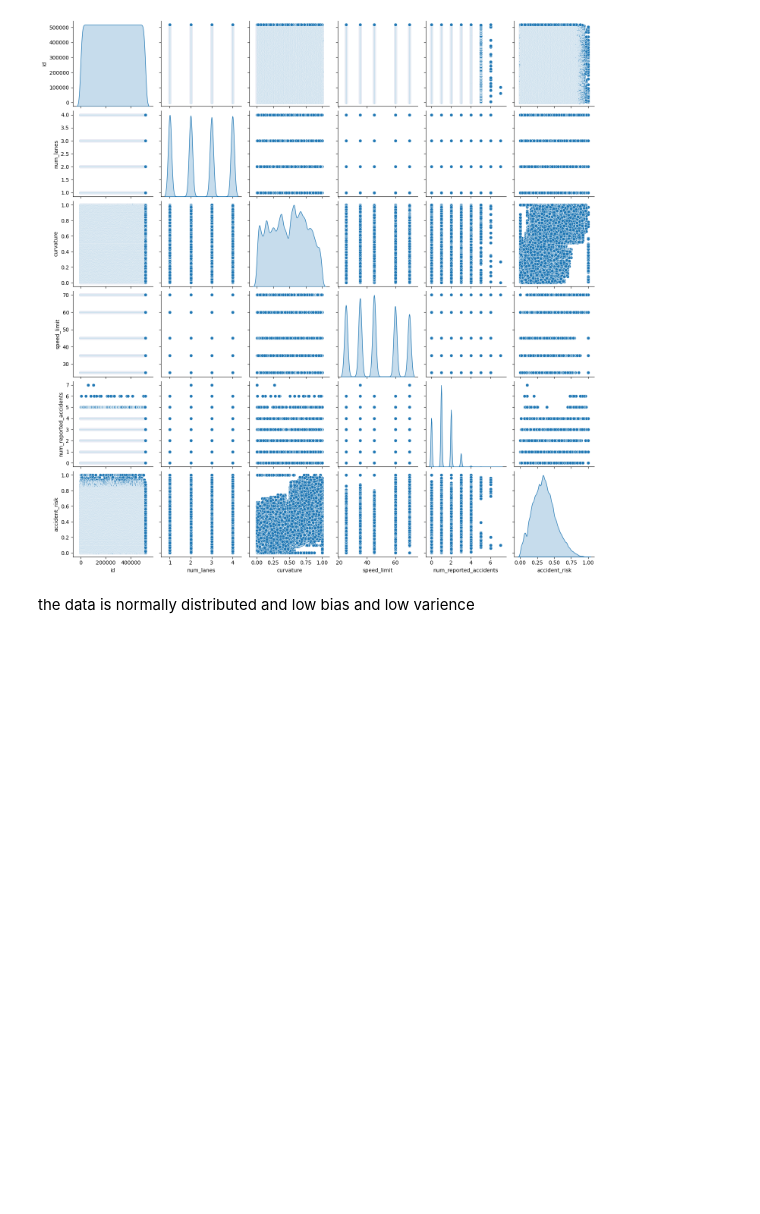
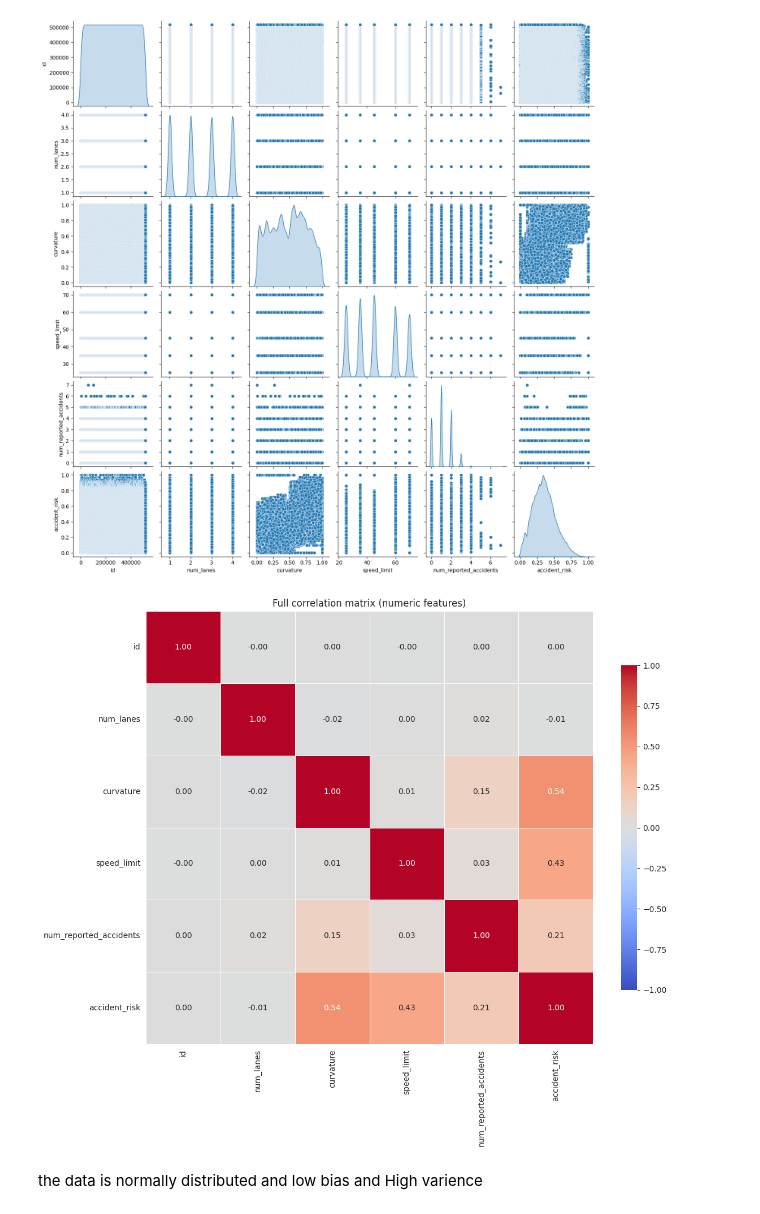
Before and after one commit to kokilagaurav/Road_accident_prediction_system, a Jupyter notebook: road-accident-predictor.ipynb, the cells around one changed output. Saved outputs shown, nothing was run; the diff lists cells and outputs as text; code cells hidden in the pictures; blank space fills up the shorter version.

Commit message:
varience fixed

```diff
--- a/road-accident-predictor.ipynb
+++ b/road-accident-predictor.ipynb
@@ -23,5 +5,5 @@ for dirname, _, filenames in os.walk('/kaggle/input'):
 # %%
-df = pd.read_csv('/kaggle/input/playground-series-s5e10/train.csv')
+df = pd.read_csv('playground-series-s5e10/train.csv')
 # %%
 df.head()
 # %% [output]
@@ -144,5 +126,17 @@ sns.pairplot(df[numeric_cols], kind='scatter', diag_kind='kde', corner=False)
 plt.show()
 # %% [output]
 [figure]
+# %%
+num_df = df.select_dtypes(include=['number']).copy()
+corr = num_df.corr()
+plt.figure(figsize=(12,10))
+sns.set_style("white")
+sns.heatmap(corr, cmap='coolwarm', annot=True, fmt=".2f",
+            linewidths=.5, cbar_kws={"shrink": .75}, vmin=-1, vmax=1, square=False)
+plt.title("Full correlation matrix (numeric features)")
+plt.tight_layout()
+plt.show()
+# %% [output]
+[figure, added]
 # %% [markdown]
-the data is normally distributed and low bias and low varience
+the data is normally distributed and low bias and  High varience
```
Also changed, not shown: parts of 2 cells of this notebook, 1 other file.
